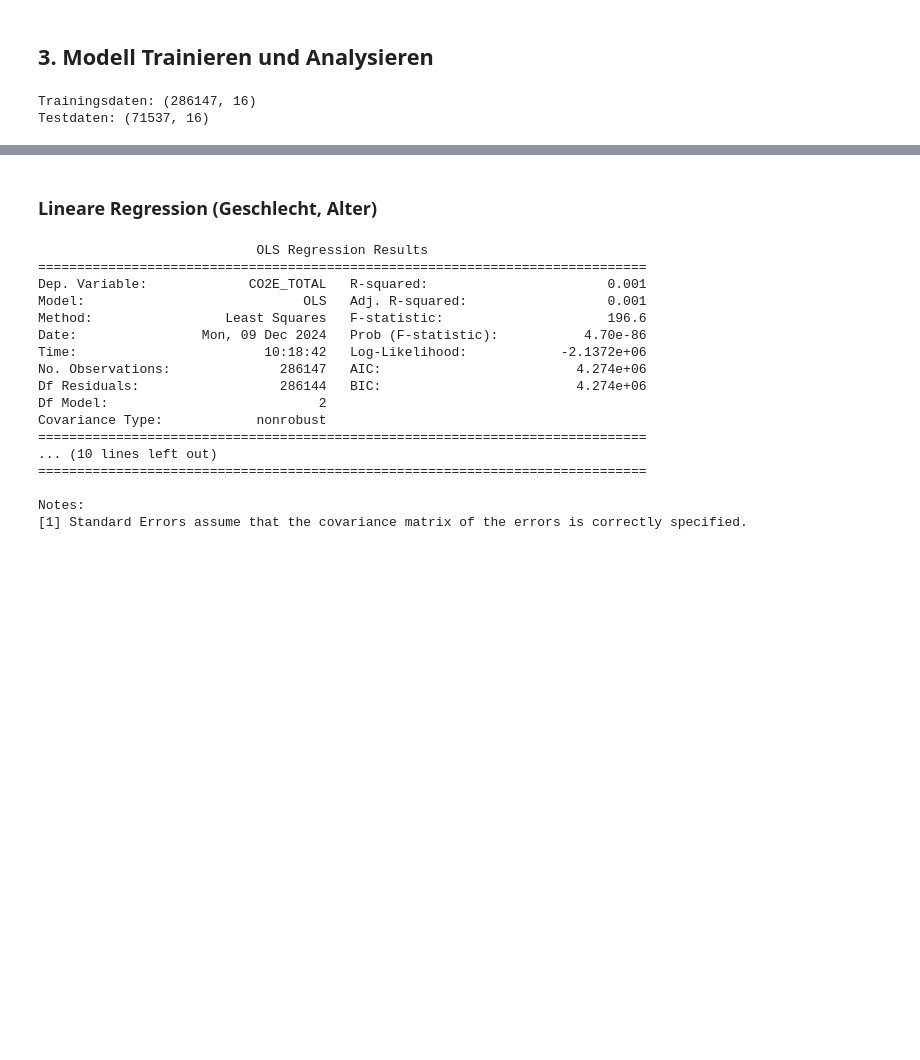
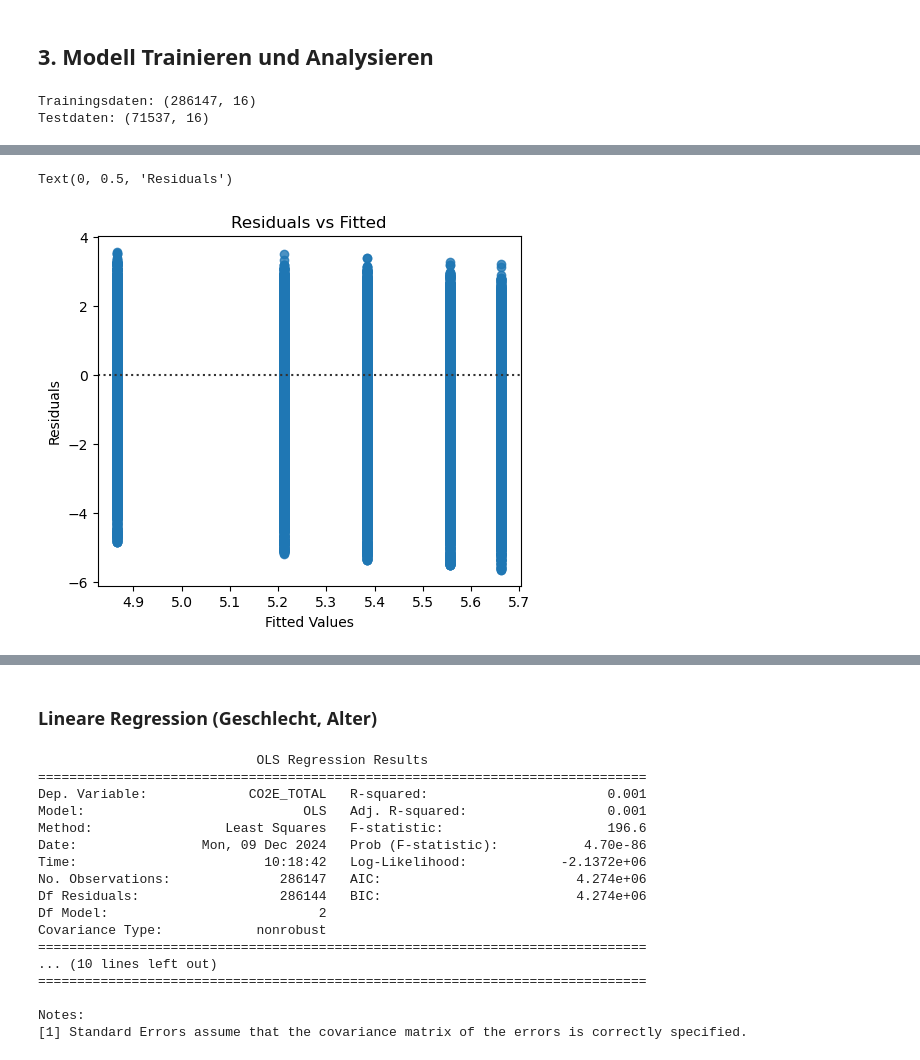
Before and after one commit to LeonidWouters/ANM, a Jupyter notebook: Multiple lineare Regression (nach Güteklasse).ipynb, the cells around one changed output, grey strips where cells are left out. Saved outputs shown, nothing was run; the diff lists cells and outputs as text; code cells hidden in the pictures; blank space fills up the shorter version.

```diff
--- a/Multiple lineare Regression (nach Güteklasse).ipynb
+++ b/Multiple lineare Regression (nach Güteklasse).ipynb
@@ -214,0 +286,6 @@ Testdaten: (71537, 16)
+# %%
+# Um Verzerrungen zu reduzieren, wird eine Log-Transformation der Zielvariable durchgeführt
+
+train['log_CO2E_TOTAL'] = np.log1p(train['CO2E_TOTAL'])
+model0_log = sm.OLS(train['log_CO2E_TOTAL'], X0).fit()
+print(model0_log.summary())
@@ -214,0 +327,16 @@ Testdaten: (71537, 16)
+# %%
+# Residuen berechnen
+residuals0_log = model0_log.resid
+fitted_values0_log = model0_log.fittedvalues
+# %%
+# Plot 1: Residuals vs Fitted
+plt.figure(figsize=(12, 10))
+
+plt.subplot(2, 2, 1)
+sns.residplot(x=fitted_values0_log, y=residuals0_log, line_kws={'color': 'red', 'lw': 2})
+plt.title('Residuals vs Fitted')
+plt.xlabel('Fitted Values')
+plt.ylabel('Residuals')
+# %% [output]
+Text(0, 0.5, 'Residuals')
+[figure, added]
```
Also changed, not shown: parts of 26 cells of this notebook.
